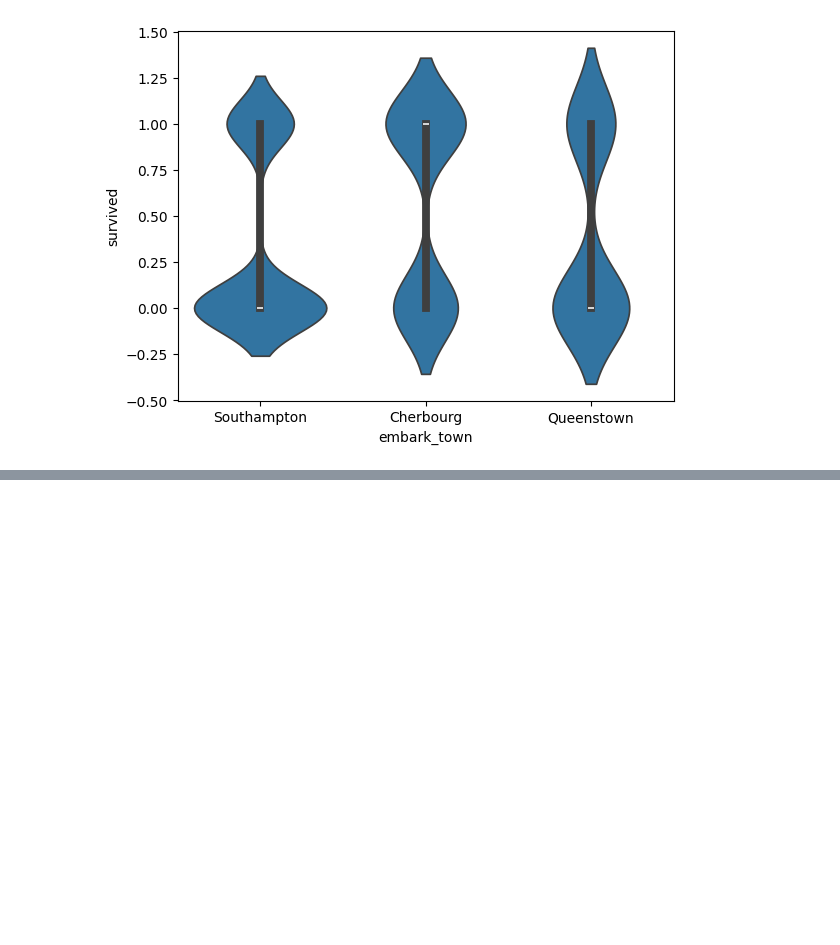
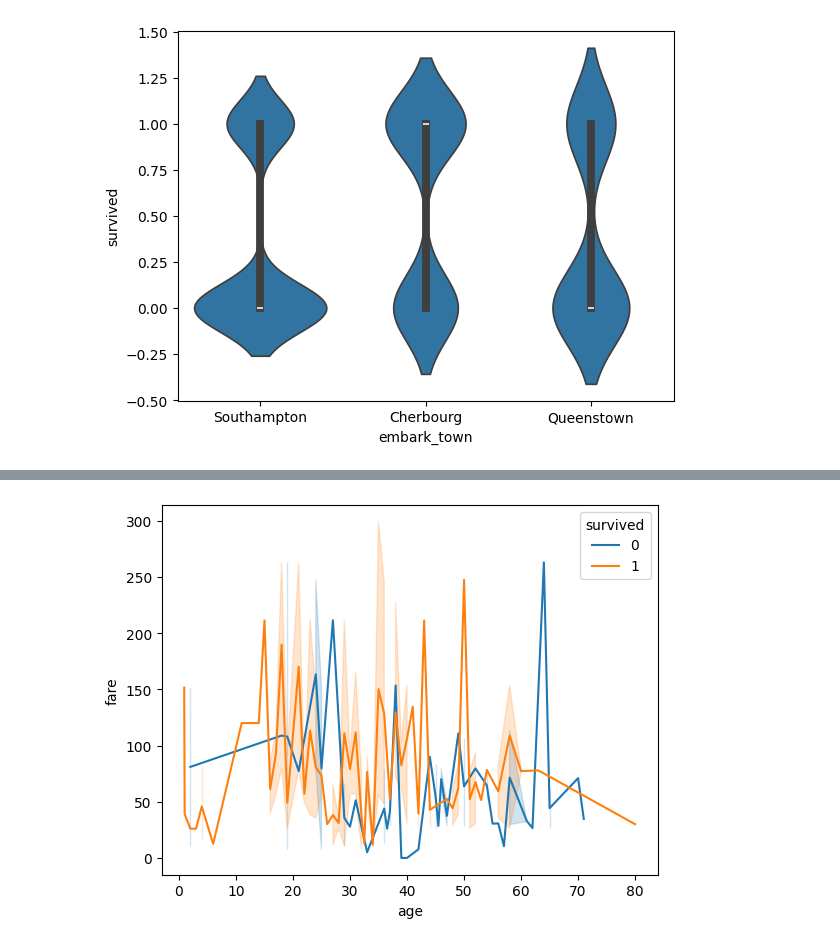
Before and after one commit to RanjithM12/OpenAI_Training, a Jupyter notebook: Sep24_002_EDA_Visuals.ipynb, the cells around one changed output, grey strips where cells are left out. Drawn from its saved outputs; the diff is of its cells as text; code cells hidden in the pictures; blank space fills up the shorter version.

```diff
--- a/Sep24_002_EDA_Visuals.ipynb
+++ b/Sep24_002_EDA_Visuals.ipynb
@@ -366,0 +371,4 @@ sns.violinplot(data=ti, x='embark_town', y='survived');
+# %%
+sns.lineplot(data=ti, x='age', y='fare', hue='survived');
+# %% [output]
+[figure, added]
```
Also changed, not shown: parts of 1 cell of this notebook.
